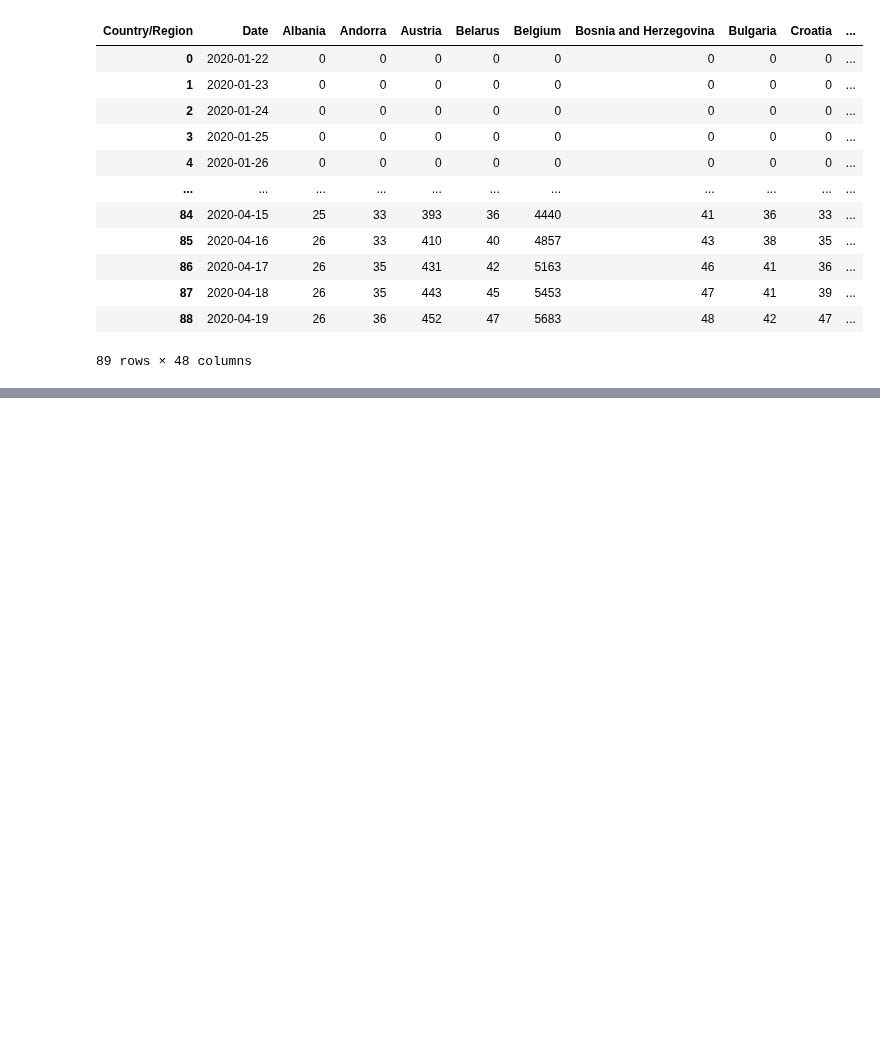
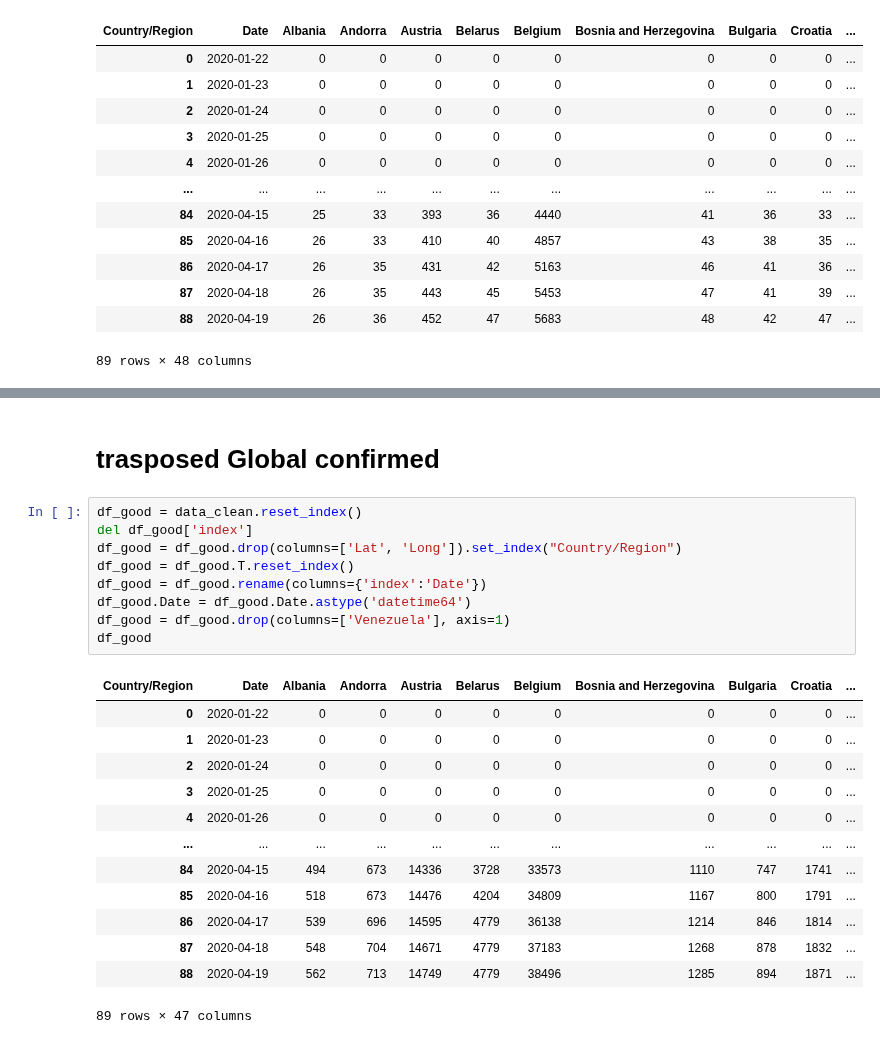
Before and after one commit to ta-data-bcn/Project-Week-3-Data-Thieves, a Jupyter notebook: projectA.ipynb, the cells around one changed output, grey strips where cells are left out. Saved outputs shown, nothing was run; the diff lists cells and outputs as text; blank space fills up the shorter version.

```diff
--- a/projectA.ipynb
+++ b/projectA.ipynb
@@ -160,0 +279,25 @@ df_good_d.describe()
+# %% [markdown]
+# trasposed Global confirmed
+# %%
+df_good = data_clean.reset_index()
+del df_good['index']
+df_good = df_good.drop(columns=['Lat', 'Long']).set_index("Country/Region")
+df_good = df_good.T.reset_index()
+df_good = df_good.rename(columns={'index':'Date'})
+df_good.Date = df_good.Date.astype('datetime64')
+df_good = df_good.drop(columns=['Venezuela'], axis=1)
+df_good
+# %% [output]
+| Country/Region | Date | Albania | Andorra | Austria | Belarus | Belgium | Bosnia and Herzegovina | Bulgaria | Croatia | ... |
+| 0 | 2020-01-22 | 0 | 0 | 0 | 0 | 0 | 0 | 0 | 0 | ... |
+| 1 | 2020-01-23 | 0 | 0 | 0 | 0 | 0 | 0 | 0 | 0 | ... |
+| 2 | 2020-01-24 | 0 | 0 | 0 | 0 | 0 | 0 | 0 | 0 | ... |
+| 3 | 2020-01-25 | 0 | 0 | 0 | 0 | 0 | 0 | 0 | 0 | ... |
+| 4 | 2020-01-26 | 0 | 0 | 0 | 0 | 0 | 0 | 0 | 0 | ... |
+| ... | ... | ... | ... | ... | ... | ... | ... | ... | ... | ... |
+| 84 | 2020-04-15 | 494 | 673 | 14336 | 3728 | 33573 | 1110 | 747 | 1741 | ... |
+| 85 | 2020-04-16 | 518 | 673 | 14476 | 4204 | 34809 | 1167 | 800 | 1791 | ... |
+| 86 | 2020-04-17 | 539 | 696 | 14595 | 4779 | 36138 | 1214 | 846 | 1814 | ... |
+| 87 | 2020-04-18 | 548 | 704 | 14671 | 4779 | 37183 | 1268 | 878 | 1832 | ... |
+| 88 | 2020-04-19 | 562 | 713 | 14749 | 4779 | 38496 | 1285 | 894 | 1871 | ... |
+89 rows × 47 columns
```
Also changed, not shown: parts of 11 cells of this notebook, 1 other file.
